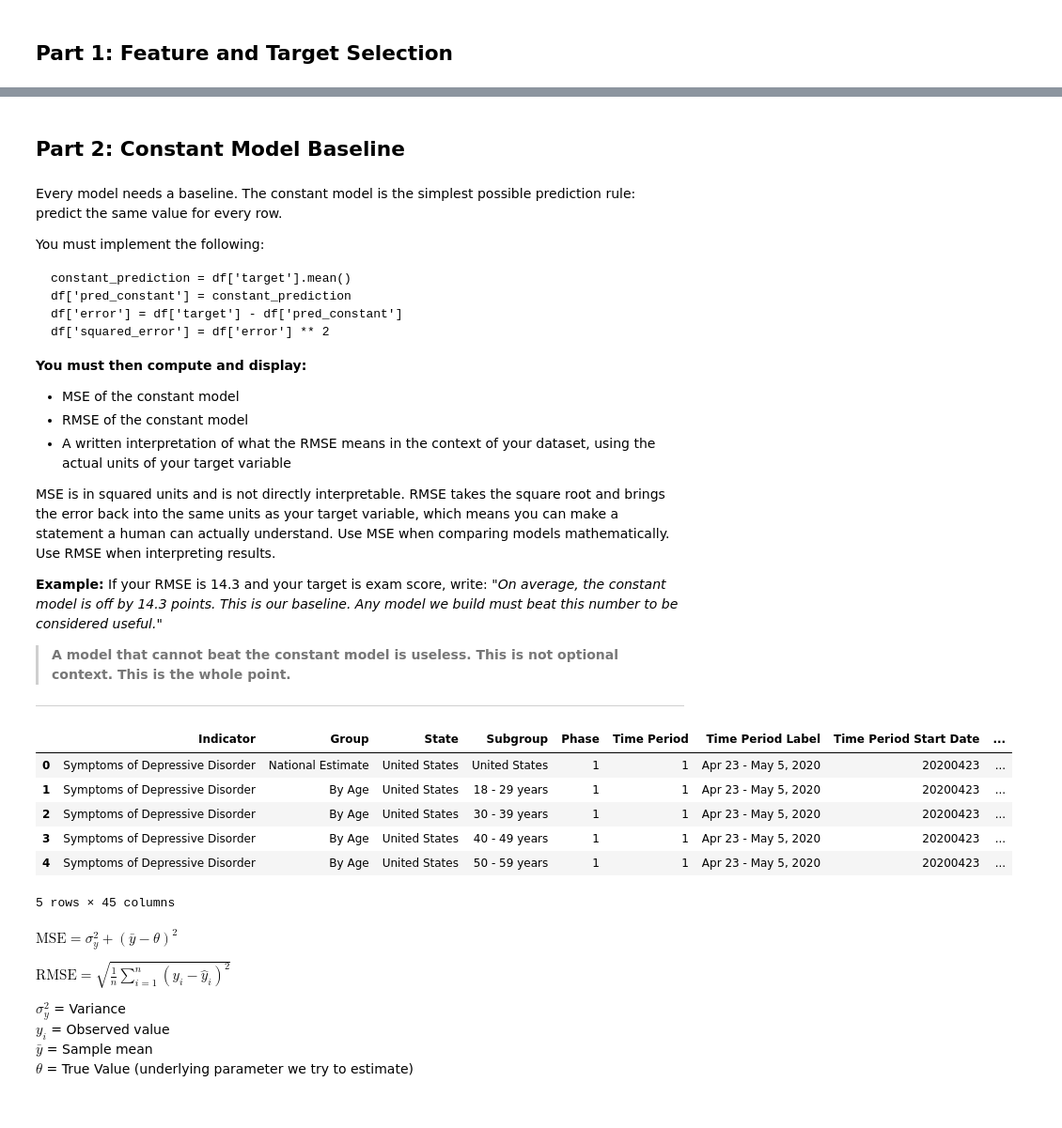
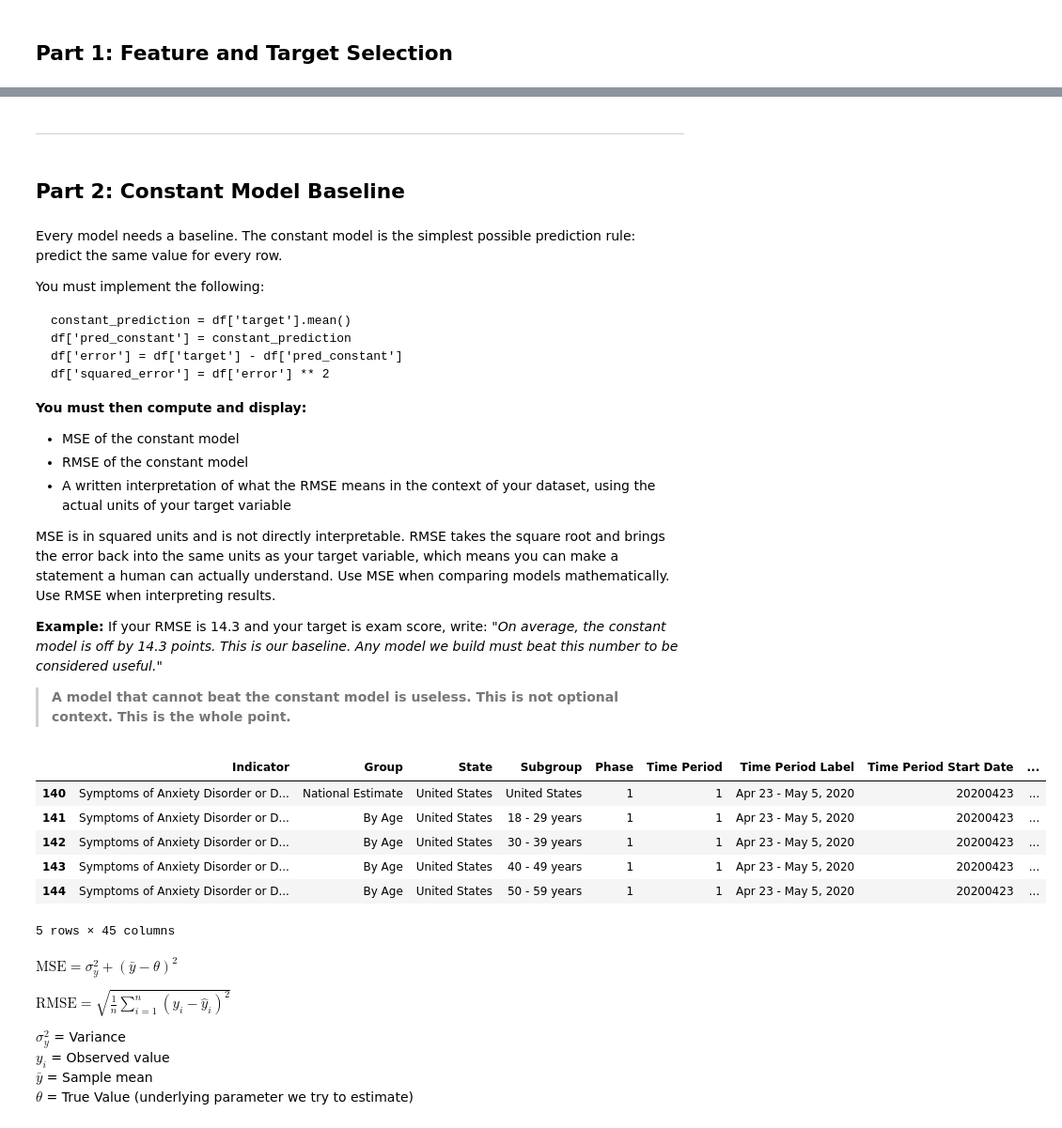
Before and after one commit to Dominicdaniel86/Data-Science, a Jupyter notebook: jupyter/project-phase3.ipynb, the cells around one changed output, grey strips where cells are left out. Shown at 94% size. Saved outputs shown, nothing was run; the diff lists cells and outputs as text; code cells hidden in the pictures.

```diff
--- a/jupyter/project-phase3.ipynb
+++ b/jupyter/project-phase3.ipynb
@@ -10,8 +39,5 @@
 import pandas as pd
 import numpy as np
 import matplotlib.pyplot as plt
-df = pd.read_csv('./dataset/merged_dataset.csv')
 
-# Remove all rows with NaN value in the 'Value' column
-df = df.dropna(subset=['Value'])
-df = df.dropna(subset=['StringencyIndex_Average'])
+df = pd.read_csv('./dataset/cleaned_dataset.csv')
@@ -64,3 +148,5 @@ This is required. If your Phase 2 EDA did not reveal a useful feature, you must
+# %% [markdown]
+---
 # %% [markdown]
 ## Part 2: Constant Model Baseline
 # %% [markdown]
@@ -84,22 +170,26 @@ MSE is in squared units and is not directly interpretable. RMSE takes the square
 **Example:** If your RMSE is 14.3 and your target is exam score, write: *"On average, the constant model is off by 14.3 points. This is our baseline. Any model we build must beat this number to be considered useful."*
 
 > **A model that cannot beat the constant model is useless. This is not optional context. This is the whole point.**
-
----
 # %%
 # Get the mean for the target = Value
-constant_prediction = df['Value'].mean()
-df['Constant_Prediction'] = constant_prediction
-df['Prediction Error'] = df['Value'] - df['Constant_Prediction']
-df['Squared Error'] = df['Prediction Error'] ** 2
-df.head()
+Y = df_combined['Value'].values.astype(float) # The target variable
+X = df_combined['StringencyIndex_Average'].values.astype(float) # The feature variable
+
+y_mean = Y.mean() # type: ignore
+x_mean = X.mean() # type: ignore
+
+df_combined['Constant_Prediction'] = y_mean
+df_combined['Prediction Error'] = Y - df_combined['Constant_Prediction']
+df_combined['Squared Error'] = df_combined['Prediction Error'] ** 2
+
+df_combined.head()
 # %% [output]
 |  | Indicator | Group | State | Subgroup | Phase | Time Period | Time Period Label | Time Period Start Date | ... |
-| 0 | Symptoms of Depressive Disorder | National Estimate | United States | United States | 1 | 1 | Apr 23 - May 5, 2020 | 20200423 | ... |
-| 1 | Symptoms of Depressive Disorder | By Age | United States | 18 - 29 years | 1 | 1 | Apr 23 - May 5, 2020 | 20200423 | ... |
-| 2 | Symptoms of Depressive Disorder | By Age | United States | 30 - 39 years | 1 | 1 | Apr 23 - May 5, 2020 | 20200423 | ... |
-| 3 | Symptoms of Depressive Disorder | By Age | United States | 40 - 49 years | 1 | 1 | Apr 23 - May 5, 2020 | 20200423 | ... |
-| 4 | Symptoms of Depressive Disorder | By Age | United States | 50 - 59 years | 1 | 1 | Apr 23 - May 5, 2020 | 20200423 | ... |
+| 140 | Symptoms of Anxiety Disorder or D... | National Estimate | United States | United States | 1 | 1 | Apr 23 - May 5, 2020 | 20200423 | ... |
+| 141 | Symptoms of Anxiety Disorder or D... | By Age | United States | 18 - 29 years | 1 | 1 | Apr 23 - May 5, 2020 | 20200423 | ... |
+| 142 | Symptoms of Anxiety Disorder or D... | By Age | United States | 30 - 39 years | 1 | 1 | Apr 23 - May 5, 2020 | 20200423 | ... |
+| 143 | Symptoms of Anxiety Disorder or D... | By Age | United States | 40 - 49 years | 1 | 1 | Apr 23 - May 5, 2020 | 20200423 | ... |
+| 144 | Symptoms of Anxiety Disorder or D... | By Age | United States | 50 - 59 years | 1 | 1 | Apr 23 - May 5, 2020 | 20200423 | ... |
 5 rows × 45 columns
 # %% [markdown]
 $\mathrm{MSE} = \sigma_y^2 + (\bar{y} - \theta)^2$
```
Also changed, not shown: parts of 41 cells of this notebook, 1 other file.
